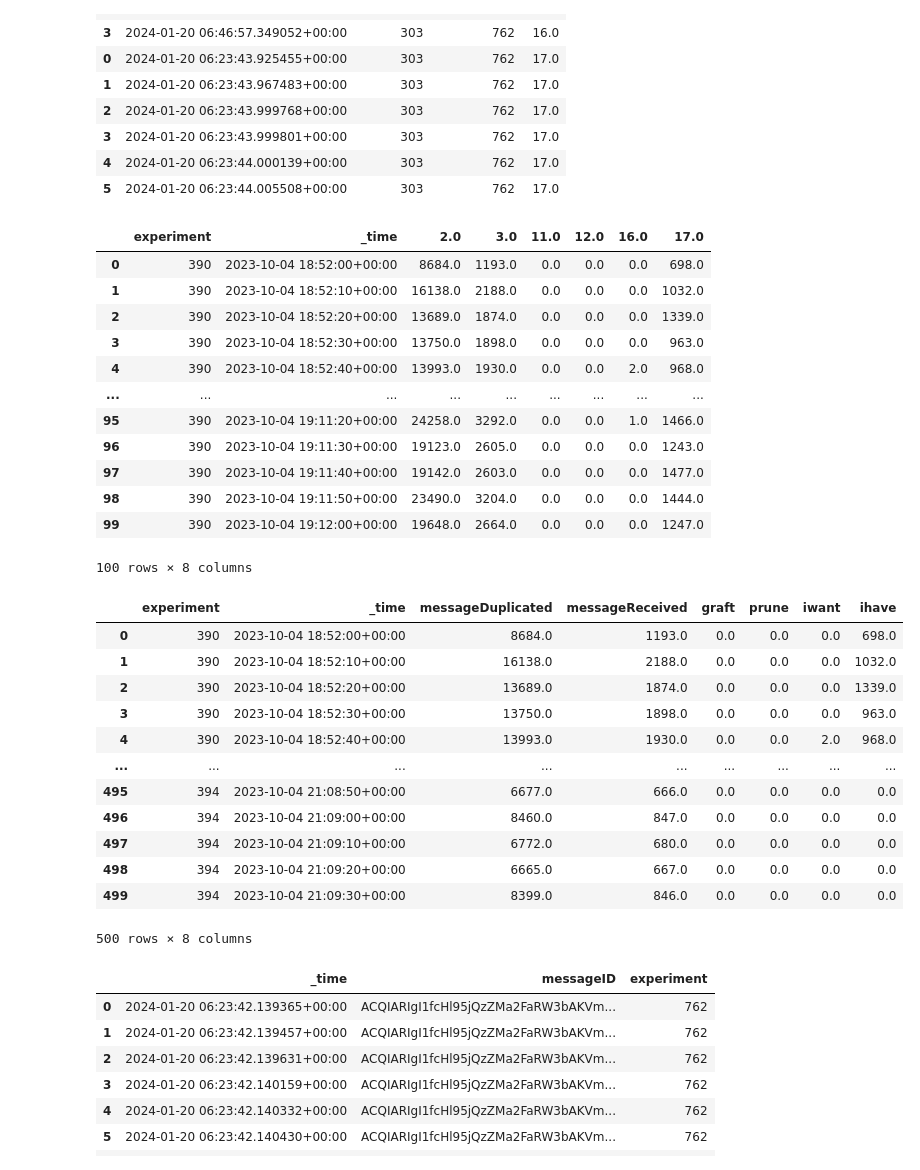
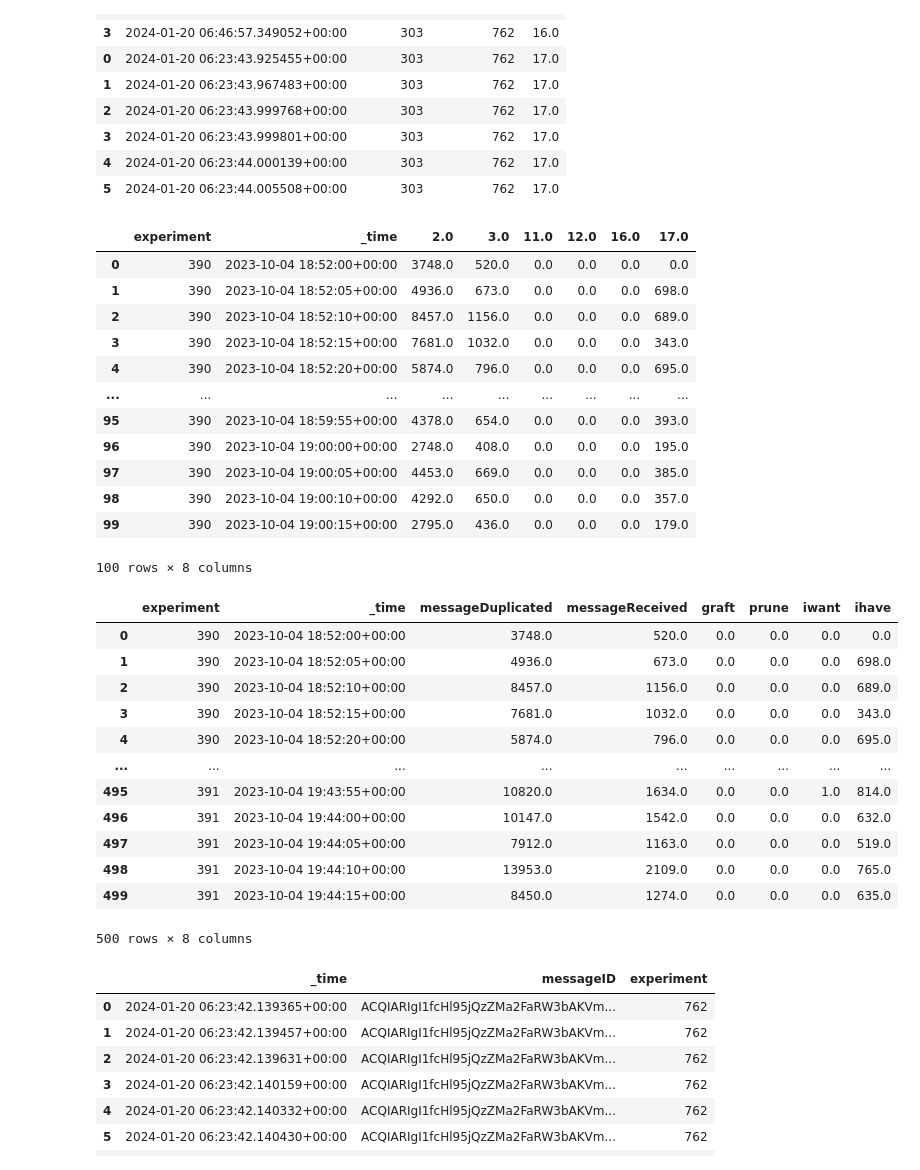
Before and after one commit to FlavScheidt/flexi-pipe, a Jupyter notebook: data/CausalAnalysis/GenerateDatasets/GenerateDatasets.ipynb, the cells around one changed output. Drawn from its saved outputs; the diff is of its cells as text; code cells hidden in the pictures.

```diff
--- a/data/CausalAnalysis/GenerateDatasets/GenerateDatasets.ipynb
+++ b/data/CausalAnalysis/GenerateDatasets/GenerateDatasets.ipynb
@@ -75,46 +75,46 @@ messages.head(10)
 df = messages.drop(columns=['identifier'])
 df.reset_index(inplace=True)
 df['_time'] = pd.to_datetime(df["_time"], format='mixed', infer_datetime_format=True)
-by_time = df.groupby([df['experiment'],df['type'],pd.Grouper(key="_time", freq='10s')])['index'].count().reset_index()
+by_time = df.groupby([df['experiment'],df['type'],pd.Grouper(key="_time", freq='5s')])['index'].count().reset_index()
 
 
-pivoted = pd.pivot_table(by_time,index=["experiment", pd.Grouper(freq="1s", key="_time")], columns="type", values="index", margins=False).fillna(0)
+pivoted = pd.pivot_table(by_time,index=["experiment", pd.Grouper(freq="5s", key="_time")], columns="type", values="index", margins=False).fillna(0)
 pivoted = pivoted.reset_index().rename_axis(None, axis=1)
 
 pivoted.head(100)
 # %% [output]
 |  | experiment | _time | 2.0 | 3.0 | 11.0 | 12.0 | 16.0 | 17.0 |
-| 0 | 390 | 2023-10-04 18:52:00+00:00 | 8684.0 | 1193.0 | 0.0 | 0.0 | 0.0 | 698.0 |
-| 1 | 390 | 2023-10-04 18:52:10+00:00 | 16138.0 | 2188.0 | 0.0 | 0.0 | 0.0 | 1032.0 |
-| 2 | 390 | 2023-10-04 18:52:20+00:00 | 13689.0 | 1874.0 | 0.0 | 0.0 | 0.0 | 1339.0 |
-| 3 | 390 | 2023-10-04 18:52:30+00:00 | 13750.0 | 1898.0 | 0.0 | 0.0 | 0.0 | 963.0 |
-| 4 | 390 | 2023-10-04 18:52:40+00:00 | 13993.0 | 1930.0 | 0.0 | 0.0 | 2.0 | 968.0 |
+| 0 | 390 | 2023-10-04 18:52:00+00:00 | 3748.0 | 520.0 | 0.0 | 0.0 | 0.0 | 0.0 |
+| 1 | 390 | 2023-10-04 18:52:05+00:00 | 4936.0 | 673.0 | 0.0 | 0.0 | 0.0 | 698.0 |
+| 2 | 390 | 2023-10-04 18:52:10+00:00 | 8457.0 | 1156.0 | 0.0 | 0.0 | 0.0 | 689.0 |
+| 3 | 390 | 2023-10-04 18:52:15+00:00 | 7681.0 | 1032.0 | 0.0 | 0.0 | 0.0 | 343.0 |
+| 4 | 390 | 2023-10-04 18:52:20+00:00 | 5874.0 | 796.0 | 0.0 | 0.0 | 0.0 | 695.0 |
 | ... | ... | ... | ... | ... | ... | ... | ... | ... |
-| 95 | 390 | 2023-10-04 19:11:20+00:00 | 24258.0 | 3292.0 | 0.0 | 0.0 | 1.0 | 1466.0 |
-| 96 | 390 | 2023-10-04 19:11:30+00:00 | 19123.0 | 2605.0 | 0.0 | 0.0 | 0.0 | 1243.0 |
-| 97 | 390 | 2023-10-04 19:11:40+00:00 | 19142.0 | 2603.0 | 0.0 | 0.0 | 0.0 | 1477.0 |
-| 98 | 390 | 2023-10-04 19:11:50+00:00 | 23490.0 | 3204.0 | 0.0 | 0.0 | 0.0 | 1444.0 |
-| 99 | 390 | 2023-10-04 19:12:00+00:00 | 19648.0 | 2664.0 | 0.0 | 0.0 | 0.0 | 1247.0 |
+| 95 | 390 | 2023-10-04 18:59:55+00:00 | 4378.0 | 654.0 | 0.0 | 0.0 | 0.0 | 393.0 |
+| 96 | 390 | 2023-10-04 19:00:00+00:00 | 2748.0 | 408.0 | 0.0 | 0.0 | 0.0 | 195.0 |
+| 97 | 390 | 2023-10-04 19:00:05+00:00 | 4453.0 | 669.0 | 0.0 | 0.0 | 0.0 | 385.0 |
+| 98 | 390 | 2023-10-04 19:00:10+00:00 | 4292.0 | 650.0 | 0.0 | 0.0 | 0.0 | 357.0 |
+| 99 | 390 | 2023-10-04 19:00:15+00:00 | 2795.0 | 436.0 | 0.0 | 0.0 | 0.0 | 179.0 |
 100 rows × 8 columns
 # %%
 #Rename
 eventsTS = pivoted.rename(columns={2.0:'messageDuplicated', 3.0: 'messageReceived', 11.0: 'graft', 12.0: 'prune', '16.0': 'iwant', '17.0':'ihave'})
 
-eventsTS.to_csv('./events10s.csv')
+eventsTS.to_csv('./events5s.csv')
 eventsTS.head(500)
 # %% [output]
 |  | experiment | _time | messageDuplicated | messageReceived | graft | prune | iwant | ihave |
-| 0 | 390 | 2023-10-04 18:52:00+00:00 | 8684.0 | 1193.0 | 0.0 | 0.0 | 0.0 | 698.0 |
-| 1 | 390 | 2023-10-04 18:52:10+00:00 | 16138.0 | 2188.0 | 0.0 | 0.0 | 0.0 | 1032.0 |
-| 2 | 390 | 2023-10-04 18:52:20+00:00 | 13689.0 | 1874.0 | 0.0 | 0.0 | 0.0 | 1339.0 |
-| 3 | 390 | 2023-10-04 18:52:30+00:00 | 13750.0 | 1898.0 | 0.0 | 0.0 | 0.0 | 963.0 |
-| 4 | 390 | 2023-10-04 18:52:40+00:00 | 13993.0 | 1930.0 | 0.0 | 0.0 | 2.0 | 968.0 |
+| 0 | 390 | 2023-10-04 18:52:00+00:00 | 3748.0 | 520.0 | 0.0 | 0.0 | 0.0 | 0.0 |
+| 1 | 390 | 2023-10-04 18:52:05+00:00 | 4936.0 | 673.0 | 0.0 | 0.0 | 0.0 | 698.0 |
+| 2 | 390 | 2023-10-04 18:52:10+00:00 | 8457.0 | 1156.0 | 0.0 | 0.0 | 0.0 | 689.0 |
+| 3 | 390 | 2023-10-04 18:52:15+00:00 | 7681.0 | 1032.0 | 0.0 | 0.0 | 0.0 | 343.0 |
+| 4 | 390 | 2023-10-04 18:52:20+00:00 | 5874.0 | 796.0 | 0.0 | 0.0 | 0.0 | 695.0 |
 | ... | ... | ... | ... | ... | ... | ... | ... | ... |
-| 495 | 394 | 2023-10-04 21:08:50+00:00 | 6677.0 | 666.0 | 0.0 | 0.0 | 0.0 | 0.0 |
-| 496 | 394 | 2023-10-04 21:09:00+00:00 | 8460.0 | 847.0 | 0.0 | 0.0 | 0.0 | 0.0 |
-| 497 | 394 | 2023-10-04 21:09:10+00:00 | 6772.0 | 680.0 | 0.0 | 0.0 | 0.0 | 0.0 |
-| 498 | 394 | 2023-10-04 21:09:20+00:00 | 6665.0 | 667.0 | 0.0 | 0.0 | 0.0 | 0.0 |
-| 499 | 394 | 2023-10-04 21:09:30+00:00 | 8399.0 | 846.0 | 0.0 | 0.0 | 0.0 | 0.0 |
+| 495 | 391 | 2023-10-04 19:43:55+00:00 | 10820.0 | 1634.0 | 0.0 | 0.0 | 1.0 | 814.0 |
+| 496 | 391 | 2023-10-04 19:44:00+00:00 | 10147.0 | 1542.0 | 0.0 | 0.0 | 0.0 | 632.0 |
+| 497 | 391 | 2023-10-04 19:44:05+00:00 | 7912.0 | 1163.0 | 0.0 | 0.0 | 0.0 | 519.0 |
+| 498 | 391 | 2023-10-04 19:44:10+00:00 | 13953.0 | 2109.0 | 0.0 | 0.0 | 0.0 | 765.0 |
+| 499 | 391 | 2023-10-04 19:44:15+00:00 | 8450.0 | 1274.0 | 0.0 | 0.0 | 0.0 | 635.0 |
 500 rows × 8 columns
 # %%
 #Import partial tables and append -> for propagation time
```
Also changed, not shown: parts of 15 cells of this notebook, 1 other file.
